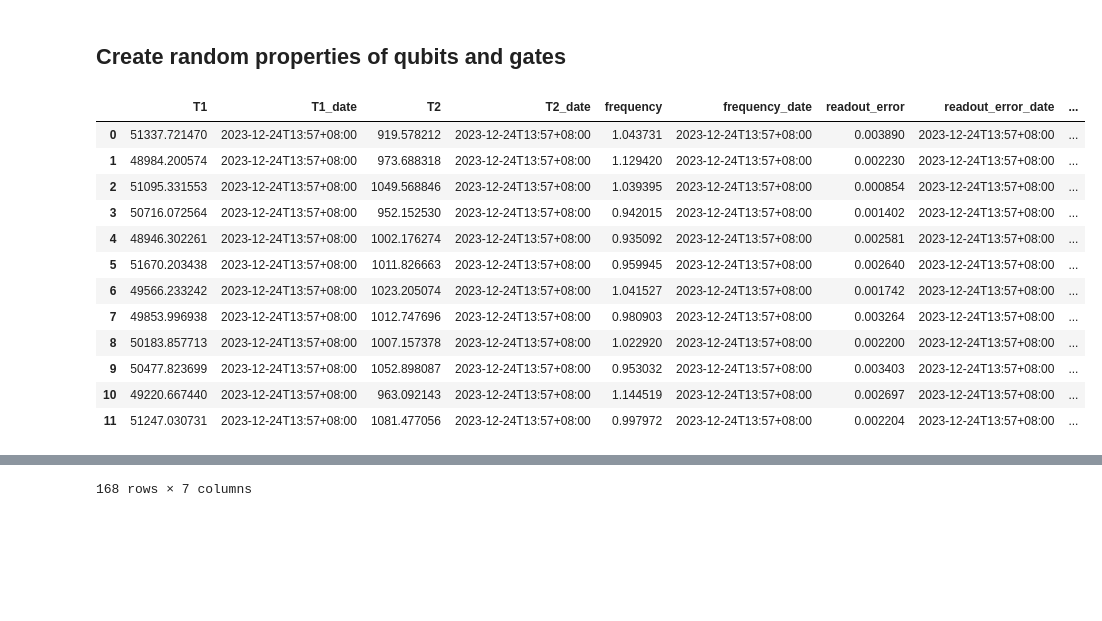
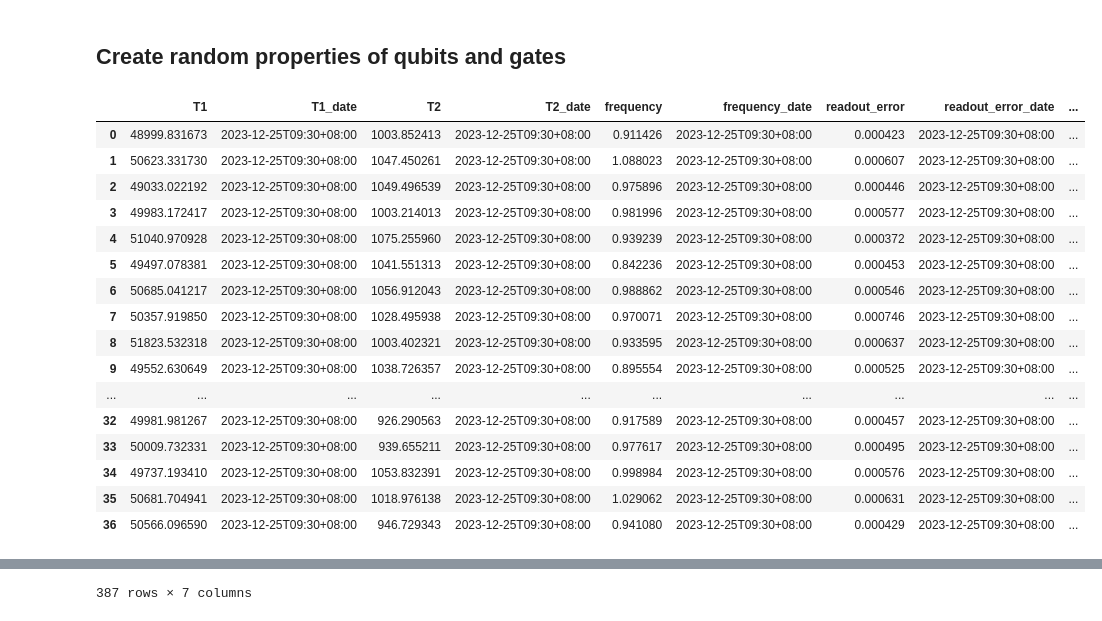
Before and after one commit to coding-xyz/huayi-vqe, a Jupyter notebook: build_huayi_backends.ipynb, the cells around one changed output, grey strips where cells are left out. Cells and saved outputs as stored; diff of their text form; code cells hidden in the pictures; blank space fills up the shorter version.

Commit message:
add fake_huayi37
readout error 0.05%
1qb gate error 0.5%
2qb gate error (dis=1) 2%; (dis=2,3,4) 4%

```diff
--- a/build_huayi_backends.ipynb
+++ b/build_huayi_backends.ipynb
@@ -153,17 +153,18 @@ For two-bit gate, ``_circ`` includes `II`, `IX`, `IY`, `IZ`, `XI`, `XX`, `XY`, `
 from huayi_providers.backend_build import build_from_file
 
 """
-'gates_radius' defines a coupling_map with the distance between two-qubit gates smaller (or equal) to gates_radius
-But suggest not to use 'gates_radius', but define the 'coupling_map' in transpile()
+'gate_radius' defines a coupling_map with the distance between two-qubit gates smaller (or equal) to gate_radius
+But suggest not to use 'gate_radius', but define the 'coupling_map' in transpile()
 
 use the following map for finite-range coupling:
 
        coupling_map = [[i,j] for i in range(n_qubits)
-                             for j in list(range(max(0,i-gates_radius),i))+
-                                      list(range(i+1,min(i+1+gates_radius,n_qubits)))]
+                             for j in list(range(max(0,i-gate_radius),i))+
+                                      list(range(i+1,min(i+1+gate_radius,n_qubits)))]
 """
-c = build_from_file(backend_name='huayi12',
-       backend_version='0.0.2',
-       qubits_data='qubits_data_12.csv',
-       gates_data='gates_data_12.csv',)
+c = build_from_file(backend_name='huayi37',
+       backend_version='0.0.1',
+       qubits_data='qubits_data_37.csv',
+       gates_data='gates_data_37.csv',
+       gate_radius=4)
 # %% [output]
@@ -223,7 +224,7 @@ import pandas as pd
 import random
 from huayi_providers.backend_build import now_time
 
-n_qubits = 12
+n_qubits = 37
 
 qubits_info = pd.DataFrame(columns=['T1','T1_date',
                                     'T2','T2_date',
@@ -236,9 +237,9 @@ for i in range(n_qubits):
     qubits_info.loc[i] = [abs(random.gauss(50e3, 1e3)), now_time(), # T1
                          abs(random.gauss(1000, 50)), now_time(),   # T2
                          abs(random.gauss(1, 0.05)), now_time(),    # frequency
-                         abs(random.gauss(0, 0.2e-2)), now_time(), # readout_error
-                         abs(random.gauss(0, 0.1e-2)), now_time(), # prob_0_1
-                         abs(random.gauss(0, 0.1e-2)), now_time(), # prob_1_0
+                         abs(random.gauss(0.0005, 0.0001)), now_time(), # readout_error
+                         abs(random.gauss(0.0005, 0.0001)), now_time(), # prob_0_1
+                         abs(random.gauss(0.0005, 0.0001)), now_time(), # prob_1_0
                          abs(random.gauss(0.1, 0.01)), now_time(),] # readout_length
 with open('qubits_data_{}.csv'.format(n_qubits), 'w') as f:
     qubits_info.to_csv(f)
@@ -250,45 +251,55 @@ gates_info = pd.DataFrame(columns=['qubits',
                                    'gate_length', 'length_date',
                                    'name'])
 iter = -1
 for gate in ['id', 'rx' ,'ry']:
     for j in range(n_qubits):
         iter += 1
         gates_info.loc[iter] = ['['+str(j)+']',
                                 gate,
-                                abs(random.gauss(0, 0.003e-2)), now_time(), # 1qb gate error
+                                abs(random.gauss(0.005, 0.001)), now_time(), # 1qb gate error
                                 random.gauss(150, 10), now_time(),
                                 gate+str(j)]
 for gate in ['cz']:
     for i in range(n_qubits):
         for j in list(range(i))+list(range(i+1,n_qubits)):
+            if abs(j-i) == 1:
+                error_2qb = abs(random.gauss(0.02, 0.002)) # 2qb gate error (|j-i|=1)
+            elif abs(j-i) < 5:
+                error_2qb = abs(random.gauss(0.04, 0.005)) # 2qb gate error (|j-i|=2,3,4)
+            else:
+                continue
             iter += 1
             gates_info.loc[iter] = ['['+str(i)+','+str(j)+']',
                                     gate,
-                                    abs(random.gauss(0, 0.2e-2)), now_time(), # 2qb gate error
+                                    error_2qb, now_time(), # 2qb gate error
                                     abs(random.gauss(150, 10)), now_time(),
                                     gate+str(i)+'_'+str(j)]
 
 
 with open('qubits_data_{}.csv'.format(n_qubits), 'w') as f:
     qubits_info.to_csv(f, index=False, lineterminator='\n')
 with open('gates_data_{}.csv'.format(n_qubits), 'w') as f:
     gates_info.to_csv(f, index=False, lineterminator='\n')
 
 
 display(pd.read_csv('qubits_data_{}.csv'.format(n_qubits)))
 display(pd.read_csv('gates_data_{}.csv'.format(n_qubits)))
 # %% [output]
 |  | T1 | T1_date | T2 | T2_date | frequency | frequency_date | readout_error | readout_error_date | ... |
-| 0 | 51337.721470 | 2023-12-24T13:57+08:00 | 919.578212 | 2023-12-24T13:57+08:00 | 1.043731 | 2023-12-24T13:57+08:00 | 0.003890 | 2023-12-24T13:57+08:00 | ... |
-| 1 | 48984.200574 | 2023-12-24T13:57+08:00 | 973.688318 | 2023-12-24T13:57+08:00 | 1.129420 | 2023-12-24T13:57+08:00 | 0.002230 | 2023-12-24T13:57+08:00 | ... |
-| 2 | 51095.331553 | 2023-12-24T13:57+08:00 | 1049.568846 | 2023-12-24T13:57+08:00 | 1.039395 | 2023-12-24T13:57+08:00 | 0.000854 | 2023-12-24T13:57+08:00 | ... |
-| 3 | 50716.072564 | 2023-12-24T13:57+08:00 | 952.152530 | 2023-12-24T13:57+08:00 | 0.942015 | 2023-12-24T13:57+08:00 | 0.001402 | 2023-12-24T13:57+08:00 | ... |
-| 4 | 48946.302261 | 2023-12-24T13:57+08:00 | 1002.176274 | 2023-12-24T13:57+08:00 | 0.935092 | 2023-12-24T13:57+08:00 | 0.002581 | 2023-12-24T13:57+08:00 | ... |
-| 5 | 51670.203438 | 2023-12-24T13:57+08:00 | 1011.826663 | 2023-12-24T13:57+08:00 | 0.959945 | 2023-12-24T13:57+08:00 | 0.002640 | 2023-12-24T13:57+08:00 | ... |
-| 6 | 49566.233242 | 2023-12-24T13:57+08:00 | 1023.205074 | 2023-12-24T13:57+08:00 | 1.041527 | 2023-12-24T13:57+08:00 | 0.001742 | 2023-12-24T13:57+08:00 | ... |
-| 7 | 49853.996938 | 2023-12-24T13:57+08:00 | 1012.747696 | 2023-12-24T13:57+08:00 | 0.980903 | 2023-12-24T13:57+08:00 | 0.003264 | 2023-12-24T13:57+08:00 | ... |
-| 8 | 50183.857713 | 2023-12-24T13:57+08:00 | 1007.157378 | 2023-12-24T13:57+08:00 | 1.022920 | 2023-12-24T13:57+08:00 | 0.002200 | 2023-12-24T13:57+08:00 | ... |
-| 9 | 50477.823699 | 2023-12-24T13:57+08:00 | 1052.898087 | 2023-12-24T13:57+08:00 | 0.953032 | 2023-12-24T13:57+08:00 | 0.003403 | 2023-12-24T13:57+08:00 | ... |
-| 10 | 49220.667440 | 2023-12-24T13:57+08:00 | 963.092143 | 2023-12-24T13:57+08:00 | 1.144519 | 2023-12-24T13:57+08:00 | 0.002697 | 2023-12-24T13:57+08:00 | ... |
-| 11 | 51247.030731 | 2023-12-24T13:57+08:00 | 1081.477056 | 2023-12-24T13:57+08:00 | 0.997972 | 2023-12-24T13:57+08:00 | 0.002204 | 2023-12-24T13:57+08:00 | ... |
+| 0 | 48999.831673 | 2023-12-25T09:30+08:00 | 1003.852413 | 2023-12-25T09:30+08:00 | 0.911426 | 2023-12-25T09:30+08:00 | 0.000423 | 2023-12-25T09:30+08:00 | ... |
+| 1 | 50623.331730 | 2023-12-25T09:30+08:00 | 1047.450261 | 2023-12-25T09:30+08:00 | 1.088023 | 2023-12-25T09:30+08:00 | 0.000607 | 2023-12-25T09:30+08:00 | ... |
+| 2 | 49033.022192 | 2023-12-25T09:30+08:00 | 1049.496539 | 2023-12-25T09:30+08:00 | 0.975896 | 2023-12-25T09:30+08:00 | 0.000446 | 2023-12-25T09:30+08:00 | ... |
+| 3 | 49983.172417 | 2023-12-25T09:30+08:00 | 1003.214013 | 2023-12-25T09:30+08:00 | 0.981996 | 2023-12-25T09:30+08:00 | 0.000577 | 2023-12-25T09:30+08:00 | ... |
+| 4 | 51040.970928 | 2023-12-25T09:30+08:00 | 1075.255960 | 2023-12-25T09:30+08:00 | 0.939239 | 2023-12-25T09:30+08:00 | 0.000372 | 2023-12-25T09:30+08:00 | ... |
+| 5 | 49497.078381 | 2023-12-25T09:30+08:00 | 1041.551313 | 2023-12-25T09:30+08:00 | 0.842236 | 2023-12-25T09:30+08:00 | 0.000453 | 2023-12-25T09:30+08:00 | ... |
+| 6 | 50685.041217 | 2023-12-25T09:30+08:00 | 1056.912043 | 2023-12-25T09:30+08:00 | 0.988862 | 2023-12-25T09:30+08:00 | 0.000546 | 2023-12-25T09:30+08:00 | ... |
+| 7 | 50357.919850 | 2023-12-25T09:30+08:00 | 1028.495938 | 2023-12-25T09:30+08:00 | 0.970071 | 2023-12-25T09:30+08:00 | 0.000746 | 2023-12-25T09:30+08:00 | ... |
+| 8 | 51823.532318 | 2023-12-25T09:30+08:00 | 1003.402321 | 2023-12-25T09:30+08:00 | 0.933595 | 2023-12-25T09:30+08:00 | 0.000637 | 2023-12-25T09:30+08:00 | ... |
+| 9 | 49552.630649 | 2023-12-25T09:30+08:00 | 1038.726357 | 2023-12-25T09:30+08:00 | 0.895554 | 2023-12-25T09:30+08:00 | 0.000525 | 2023-12-25T09:30+08:00 | ... |
+| ... | ... | ... | ... | ... | ... | ... | ... | ... | ... |
+| 32 | 49981.981267 | 2023-12-25T09:30+08:00 | 926.290563 | 2023-12-25T09:30+08:00 | 0.917589 | 2023-12-25T09:30+08:00 | 0.000457 | 2023-12-25T09:30+08:00 | ... |
+| 33 | 50009.732331 | 2023-12-25T09:30+08:00 | 939.655211 | 2023-12-25T09:30+08:00 | 0.977617 | 2023-12-25T09:30+08:00 | 0.000495 | 2023-12-25T09:30+08:00 | ... |
+| 34 | 49737.193410 | 2023-12-25T09:30+08:00 | 1053.832391 | 2023-12-25T09:30+08:00 | 0.998984 | 2023-12-25T09:30+08:00 | 0.000576 | 2023-12-25T09:30+08:00 | ... |
+| 35 | 50681.704941 | 2023-12-25T09:30+08:00 | 1018.976138 | 2023-12-25T09:30+08:00 | 1.029062 | 2023-12-25T09:30+08:00 | 0.000631 | 2023-12-25T09:30+08:00 | ... |
+| 36 | 50566.096590 | 2023-12-25T09:30+08:00 | 946.729343 | 2023-12-25T09:30+08:00 | 0.941080 | 2023-12-25T09:30+08:00 | 0.000429 | 2023-12-25T09:30+08:00 | ... |
 |  | qubits | gate | gate_error | error_date | gate_length | length_date | name |
@@ -306 +317 @@ display(pd.read_csv('gates_data_{}.csv'.format(n_qubits)))
-168 rows × 7 columns
+387 rows × 7 columns
```
Also changed, not shown: parts of 2 cells of this notebook, 8 other files.
